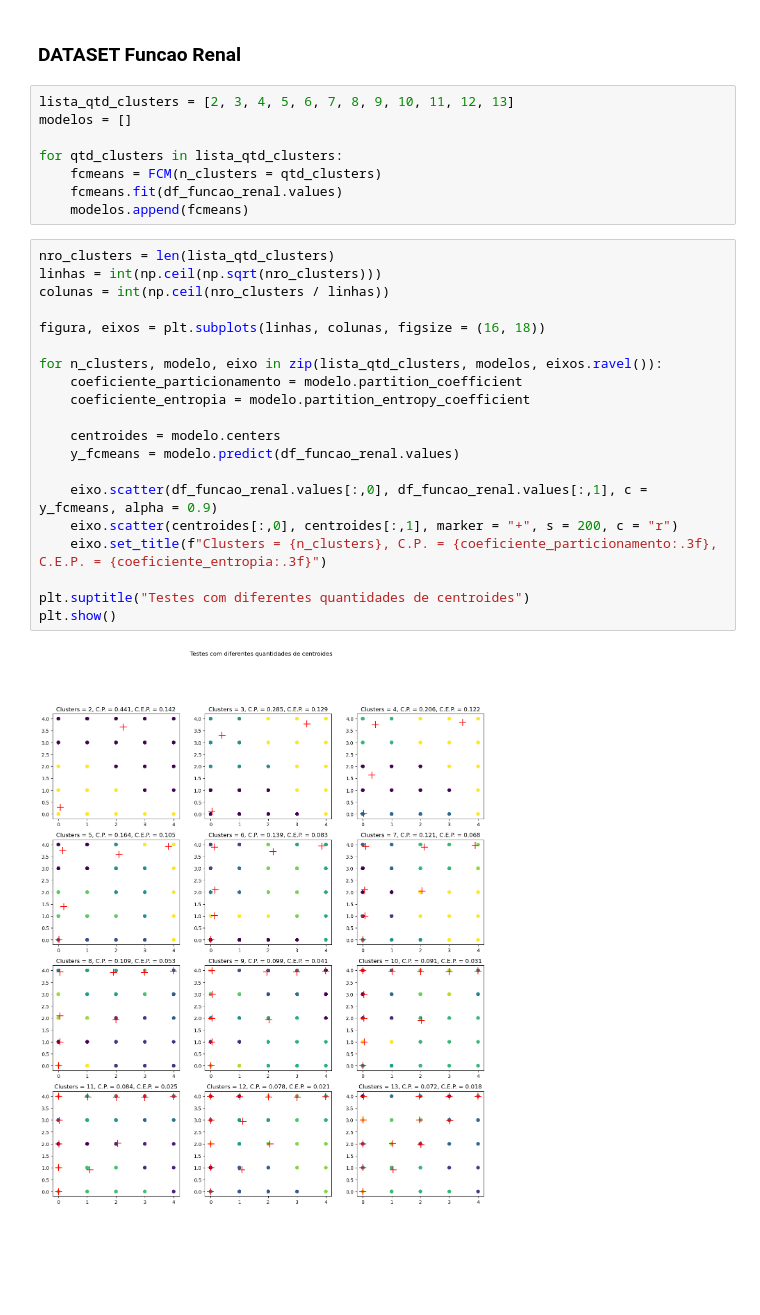
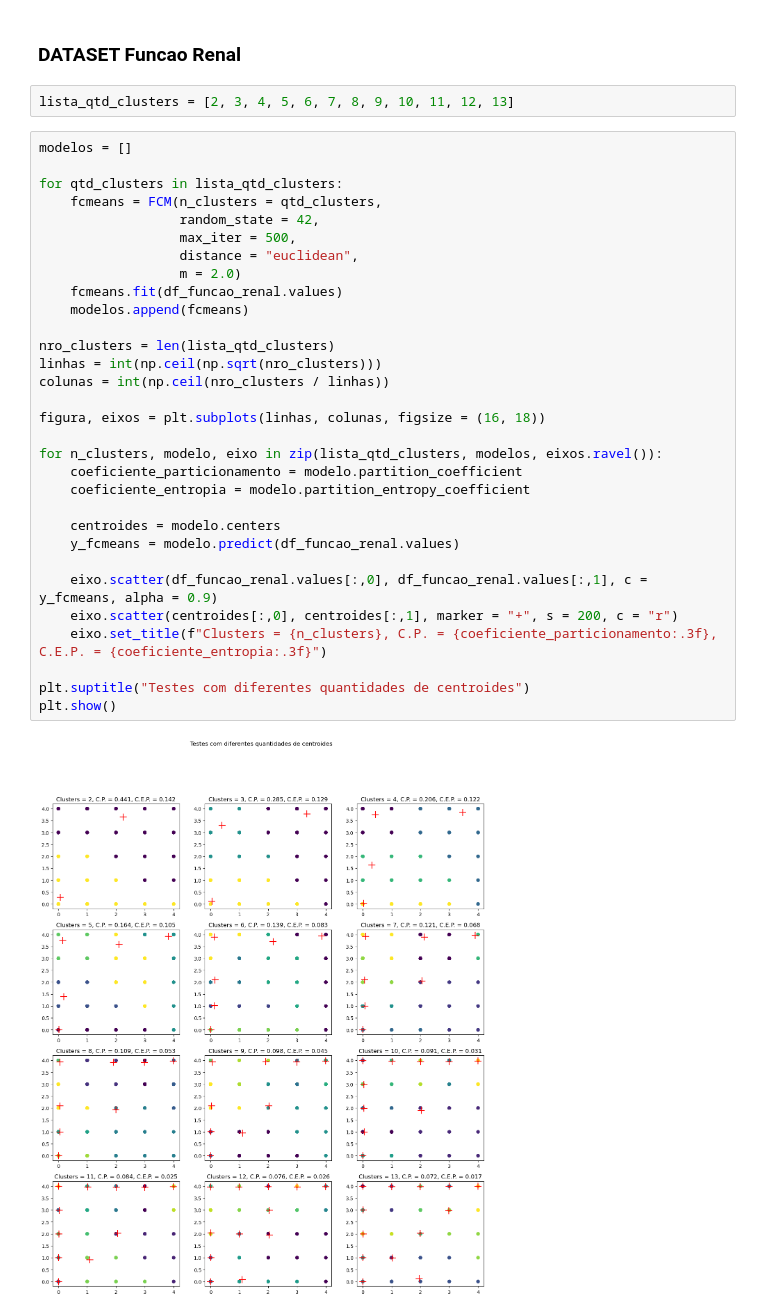
Before and after one commit to igorssant/TCC-Comparacao-de-Modelos-de-ML-nao-Supervisionados, a Jupyter notebook: src/fuzzy_c_means.ipynb, the cells around one changed output. Drawn from its saved outputs; the diff is of its cells as text; blank space fills up the shorter version.

```diff
--- a/src/fuzzy_c_means.ipynb
+++ b/src/fuzzy_c_means.ipynb
@@ -35,31 +35,36 @@ df_perfil_hepatico = pd.read_csv("../databases/raw/InputPerfilHepatico.csv", sep
 ### DATASET Funcao Renal
 # %%
 lista_qtd_clusters = [2, 3, 4, 5, 6, 7, 8, 9, 10, 11, 12, 13]
-modelos = []
-
-for qtd_clusters in lista_qtd_clusters:
-    fcmeans = FCM(n_clusters = qtd_clusters)
-    fcmeans.fit(df_funcao_renal.values)
-    modelos.append(fcmeans)
 # %%
+modelos = []
+
+for qtd_clusters in lista_qtd_clusters:
+    fcmeans = FCM(n_clusters = qtd_clusters,
+                  random_state = 42,
+                  max_iter = 500,
+                  distance = "euclidean",
+                  m = 2.0)
+    fcmeans.fit(df_funcao_renal.values)
+    modelos.append(fcmeans)
+
 nro_clusters = len(lista_qtd_clusters)
 linhas = int(np.ceil(np.sqrt(nro_clusters)))
 colunas = int(np.ceil(nro_clusters / linhas))
 
 figura, eixos = plt.subplots(linhas, colunas, figsize = (16, 18))
 
 for n_clusters, modelo, eixo in zip(lista_qtd_clusters, modelos, eixos.ravel()):
     coeficiente_particionamento = modelo.partition_coefficient
     coeficiente_entropia = modelo.partition_entropy_coefficient
 
     centroides = modelo.centers
     y_fcmeans = modelo.predict(df_funcao_renal.values)
 
     eixo.scatter(df_funcao_renal.values[:,0], df_funcao_renal.values[:,1], c = y_fcmeans, alpha = 0.9)
     eixo.scatter(centroides[:,0], centroides[:,1], marker = "+", s = 200, c = "r")
     eixo.set_title(f"Clusters = {n_clusters}, C.P. = {coeficiente_particionamento:.3f}, C.E.P. = {coeficiente_entropia:.3f}")
 
 plt.suptitle("Testes com diferentes quantidades de centroides")
 plt.show()
 # %% [output]
-[figure, old version]
+[figure, new version]
```
Also changed, not shown: parts of 7 cells of this notebook.
